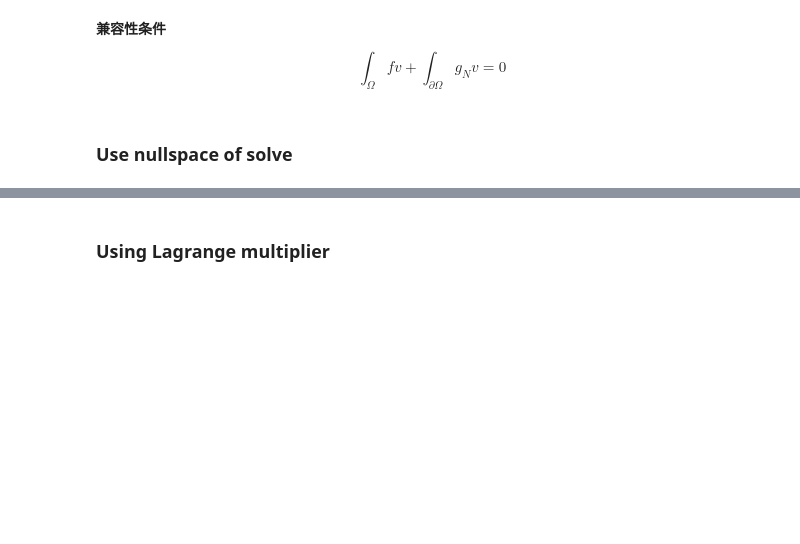
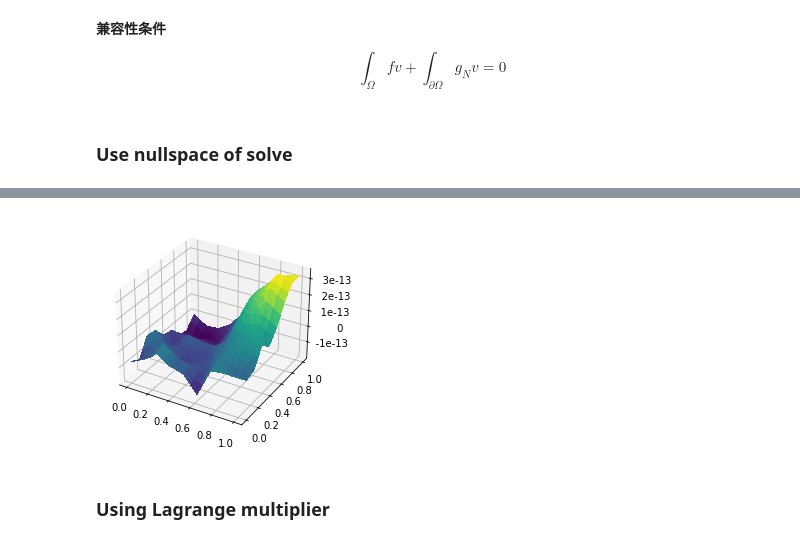
Before and after one commit to lrtfm/notes-for-firedrake, a Jupyter notebook: 02_firedrake_intro.ipynb, the cells around one changed output, grey strips where cells are left out. Saved outputs shown, nothing was run; the diff lists cells and outputs as text; code cells hidden in the pictures; blank space fills up the shorter version.

```diff
--- a/02_firedrake_intro.ipynb
+++ b/02_firedrake_intro.ipynb
@@ -713,3 +734,16 @@ Text(0.5, 0.92, 'transpose nullspace')
+# %%
+fig, ax = plt.subplots(figsize=[4, 4], subplot_kw=dict(projection='3d'))
+err = Function(u1_h).assign(u1_h - u2_h)
+trisurf(err, axes=ax)
+
+# The z ticklabel do not show properly, when the values are small.
+# we set the major formatter to make it show correctly
+fmt = lambda x, pos: f'{x:10g}'
+ax.zaxis.set_major_formatter(fmt)
+
+# ax.ticklabel_format(axis='z', style='plain') # may work for not too small values
+# %% [output]
+[figure, added]
 # %% [markdown]
 ### Using Lagrange multiplier
 # %% [markdown]
```
Also changed, not shown: parts of 16 cells of this notebook, 1 other file.
